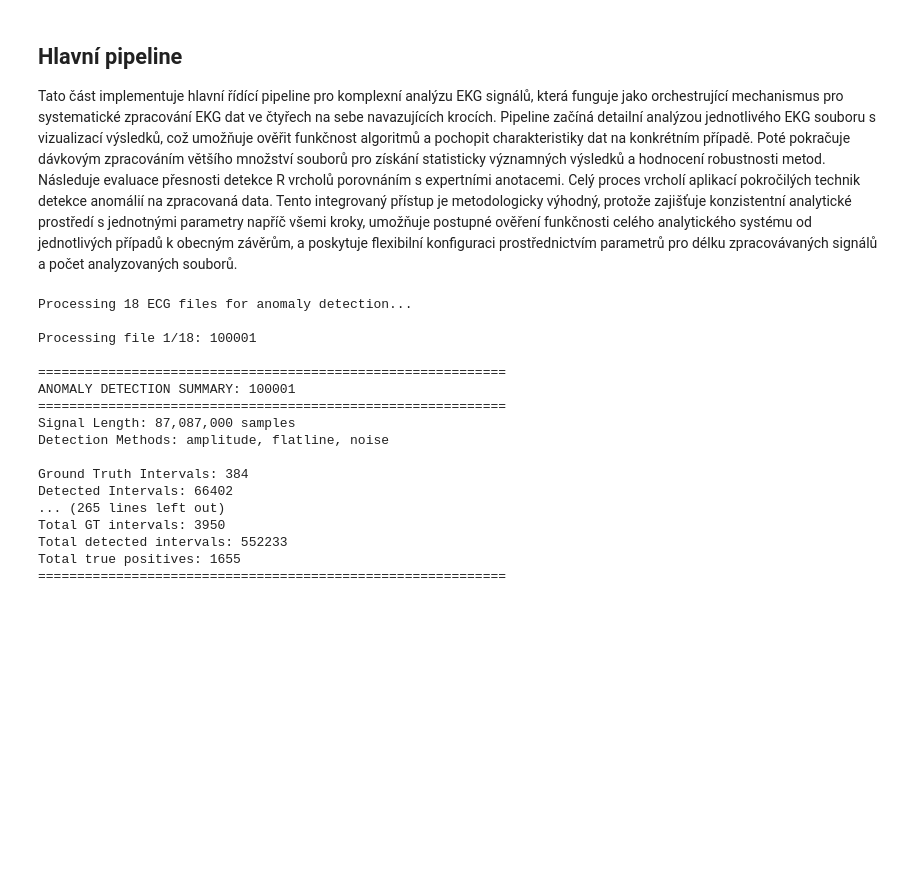
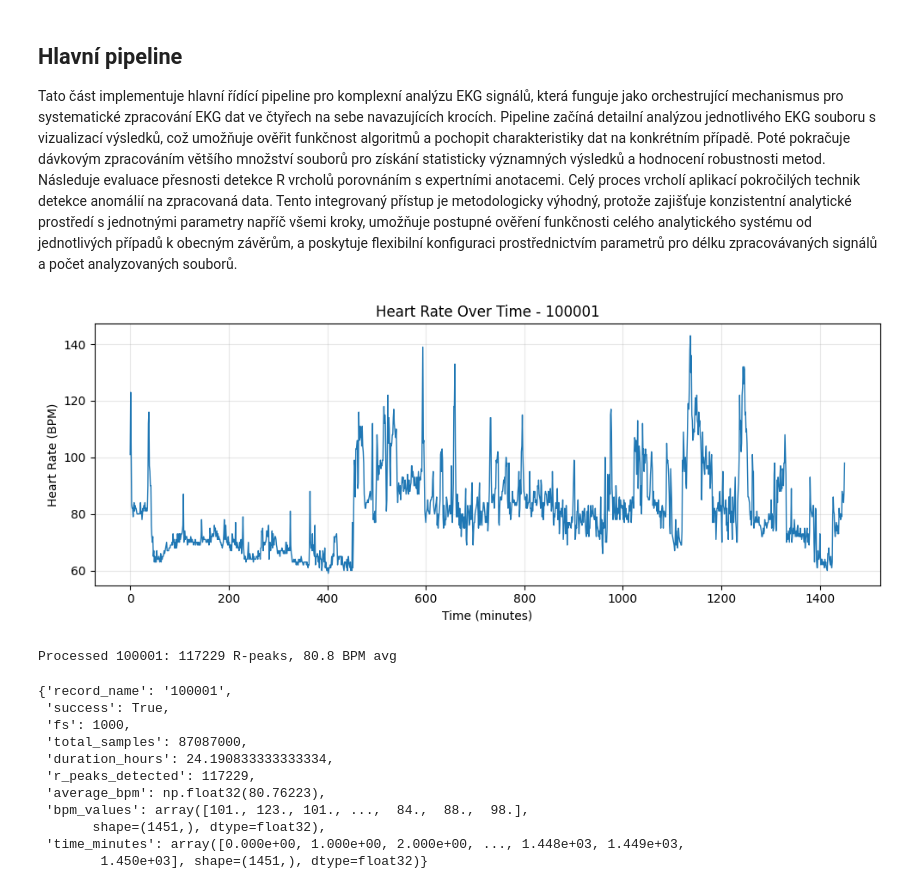
Before and after one commit to Zohino/Digital-signal-processing-ECG, a Jupyter notebook: refact.ipynb, the cells around one changed output. Cells and saved outputs as stored; diff of their text form; code cells hidden in the pictures; blank space fills up the shorter version.

Commit message:
README edit, added plot

```diff
--- a/refact.ipynb
+++ b/refact.ipynb
@@ -403,17 +392,9 @@ def load_ecg_file(file_path: str,
     record = wfdb.rdrecord(file_path, sampto=sampto)
 
     # Extract signal: prioritize Lead II, fallback to first available lead
-    if len(record.p_signal.shape) > 1:
-        # Multi-lead recording
-        if record.p_signal.shape[1] >= 2:
-            signal = record.p_signal[:, 1]  # Lead II (index 1)
-        else:
-            signal = record.p_signal[:, 0]  # First lead only
-    else:
-        # Single lead recording
-        signal = record.p_signal.flatten()  # Ensure 1D array
+    signal = record.p_signal[:, 1] if record.p_signal.shape[1] >= 2 else record.p_signal[:, 0]
 
-    return signal, fs
+    return signal.astype(np.float32), fs
 
 
 def analyze_ecg_file(data_dir: str, record_name: str, plot: bool = True,
@@ -489,16 +470,16 @@ def analyze_ecg_file(data_dir: str, record_name: str, plot: bool = True,
         # Calculate heart rate in sliding windows
         duration_sec = len(signal) / fs
         bpm_values, time_minutes = calculate_bpm(r_peaks, fs, duration_sec)
-        avg_bpm = np.mean(bpm_values) if len(bpm_values) > 0 else 0
+        avg_bpm = np.mean(bpm_values) if bpm_values.size > 0 else 0
 
         # Generate heart rate plot if requested and data available
-        if plot and len(bpm_values) > 0:
-            plt.figure(figsize=(10, 6))
-            plt.plot(time_minutes, bpm_values, "-", linewidth=1)
+        if plot and bpm_values.size > 0:
+            plt.figure(figsize=(10, 4))
+            plt.plot(time_minutes, bpm_values, linewidth=1)
             plt.title(f"Heart Rate Over Time - {record_name}")
             plt.xlabel("Time (minutes)")
             plt.ylabel("Heart Rate (BPM)")
-            plt.grid(True, alpha=0.3)
+            plt.grid(alpha=0.3)
             plt.tight_layout()
             plt.show()
 
@@ -1819,33 +1807,29 @@ def run_ecg_pipeline(data_dir1: str = "source1",
 # %%
 # =============================================================================
 #  8. USAGE
 # =============================================================================
 # Run the complete pipeline
-# run_ecg_pipeline()
+# run_ecg_pipeline(max_files=None, max_duration_hours=None)
 
 # Or run individual components:
-# analyze_ecg_file("source1", "100001", plot=True)
+analyze_ecg_file("source1", "100001", plot=True)
 # batch_results = analyze_ecg_batch("source1")
 # eval_results = evaluate_batch("source2", max_files=5, max_duration_hours=1.0)
-anom_results = run_batch_analysis()
+# anom_results = run_batch_analysis()
 # %% [output]
+[figure, added]
-Processing 18 ECG files for anomaly detection...
-
-Processing file 1/18: 100001
-
-============================================================
-ANOMALY DETECTION SUMMARY: 100001
-============================================================
-Signal Length: 87,087,000 samples
-Detection Methods: amplitude, flatline, noise
-
-Ground Truth Intervals: 384
-Detected Intervals: 66402
-... (265 lines left out)
-Total GT intervals: 3950
-Total detected intervals: 552233
-Total true positives: 1655
-============================================================
+Processed 100001: 117229 R-peaks, 80.8 BPM avg
+{'record_name': '100001',
+ 'success': True,
+ 'fs': 1000,
+ 'total_samples': 87087000,
+ 'duration_hours': 24.190833333333334,
+ 'r_peaks_detected': 117229,
+ 'average_bpm': np.float32(80.76223),
+ 'bpm_values': array([101., 123., 101., ...,  84.,  88.,  98.],
+       shape=(1451,), dtype=float32),
+ 'time_minutes': array([0.000e+00, 1.000e+00, 2.000e+00, ..., 1.448e+03, 1.449e+03,
+        1.450e+03], shape=(1451,), dtype=float32)}
 # %%
 # =============================================================================
 #  9. PARAMETER OPTIMIZATION
```
Also changed, not shown: parts of 7 cells of this notebook, 3 other files.
